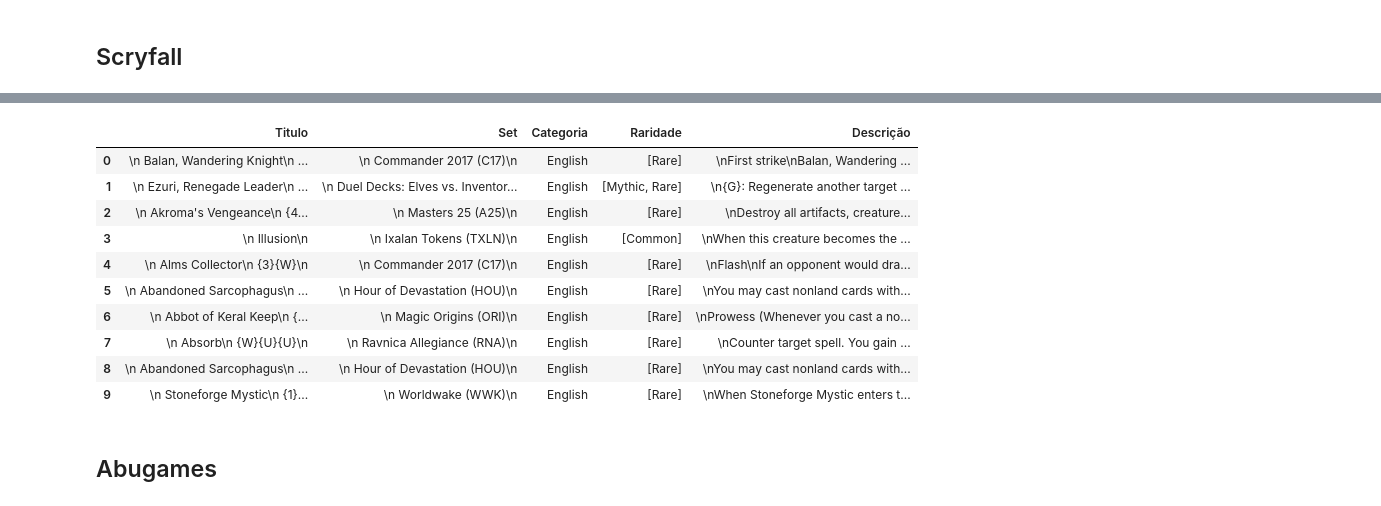
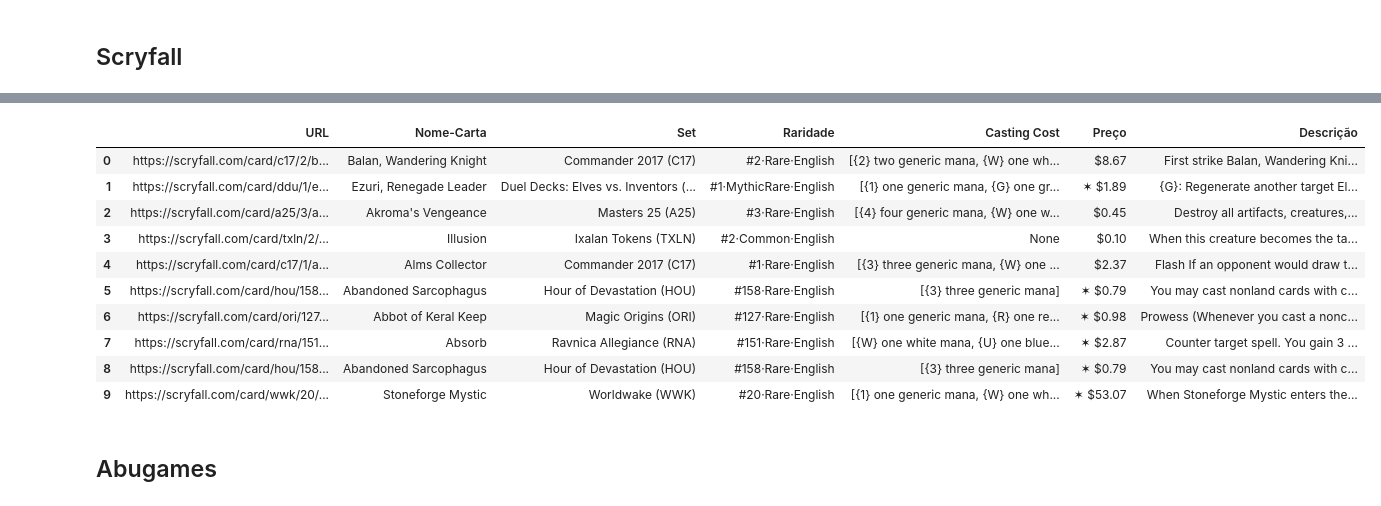
Before and after one commit to Jcss3/Projeto-1__RI, a Jupyter notebook: MagicCardsExtrator.ipynb, the cells around one changed output, grey strips where cells are left out. Drawn from its saved outputs; the diff is of its cells as text; code cells hidden in the pictures.

```diff
--- a/MagicCardsExtrator.ipynb
+++ b/MagicCardsExtrator.ipynb
@@ -159,18 +171,18 @@ infoScryfall
 # %%
-dataScryfall = pd.DataFrame(infoScryfall,columns=['Titulo','Set','Categoria','Raridade','Descrição'])
+dataScryfall = pd.DataFrame(infoScryfall,columns=['URL','Nome-Carta','Set','Raridade','Casting Cost','Preço','Descrição'])
 dataScryfall
 # %% [output]
-|  | Titulo | Set | Categoria | Raridade | Descrição |
-| 0 | \n Balan, Wandering Knight\n ... | \n Commander 2017 (C17)\n | English | [Rare] | \nFirst strike\nBalan, Wandering ... |
-| 1 | \n Ezuri, Renegade Leader\n ... | \n Duel Decks: Elves vs. Inventor... | English | [Mythic, Rare] | \n{G}: Regenerate another target ... |
-| 2 | \n Akroma's Vengeance\n {4... | \n Masters 25 (A25)\n | English | [Rare] | \nDestroy all artifacts, creature... |
-| 3 | \n Illusion\n | \n Ixalan Tokens (TXLN)\n | English | [Common] | \nWhen this creature becomes the ... |
-| 4 | \n Alms Collector\n {3}{W}\n | \n Commander 2017 (C17)\n | English | [Rare] | \nFlash\nIf an opponent would dra... |
-| 5 | \n Abandoned Sarcophagus\n ... | \n Hour of Devastation (HOU)\n | English | [Rare] | \nYou may cast nonland cards with... |
-| 6 | \n Abbot of Keral Keep\n {... | \n Magic Origins (ORI)\n | English | [Rare] | \nProwess (Whenever you cast a no... |
-| 7 | \n Absorb\n {W}{U}{U}\n | \n Ravnica Allegiance (RNA)\n | English | [Rare] | \nCounter target spell. You gain ... |
-| 8 | \n Abandoned Sarcophagus\n ... | \n Hour of Devastation (HOU)\n | English | [Rare] | \nYou may cast nonland cards with... |
-| 9 | \n Stoneforge Mystic\n {1}... | \n Worldwake (WWK)\n | English | [Rare] | \nWhen Stoneforge Mystic enters t... |
+|  | URL | Nome-Carta | Set | Raridade | Casting Cost | Preço | Descrição |
+| 0 | https://scryfall.com/card/c17/2/b... | Balan, Wandering Knight | Commander 2017 (C17) | #2·Rare·English | [{2} two generic mana, {W} one wh... | $8.67 | First strike Balan, Wandering Kni... |
+| 1 | https://scryfall.com/card/ddu/1/e... | Ezuri, Renegade Leader | Duel Decks: Elves vs. Inventors (... | #1·MythicRare·English | [{1} one generic mana, {G} one gr... | ✶ $1.89 | {G}: Regenerate another target El... |
+| 2 | https://scryfall.com/card/a25/3/a... | Akroma's Vengeance | Masters 25 (A25) | #3·Rare·English | [{4} four generic mana, {W} one w... | $0.45 | Destroy all artifacts, creatures,... |
+| 3 | https://scryfall.com/card/txln/2/... | Illusion | Ixalan Tokens (TXLN) | #2·Common·English | None | $0.10 | When this creature becomes the ta... |
+| 4 | https://scryfall.com/card/c17/1/a... | Alms Collector | Commander 2017 (C17) | #1·Rare·English | [{3} three generic mana, {W} one ... | $2.37 | Flash If an opponent would draw t... |
+| 5 | https://scryfall.com/card/hou/158... | Abandoned Sarcophagus | Hour of Devastation (HOU) | #158·Rare·English | [{3} three generic mana] | ✶ $0.79 | You may cast nonland cards with c... |
+| 6 | https://scryfall.com/card/ori/127... | Abbot of Keral Keep | Magic Origins (ORI) | #127·Rare·English | [{1} one generic mana, {R} one re... | ✶ $0.98 | Prowess (Whenever you cast a nonc... |
+| 7 | https://scryfall.com/card/rna/151... | Absorb | Ravnica Allegiance (RNA) | #151·Rare·English | [{W} one white mana, {U} one blue... | ✶ $2.87 | Counter target spell. You gain 3 ... |
+| 8 | https://scryfall.com/card/hou/158... | Abandoned Sarcophagus | Hour of Devastation (HOU) | #158·Rare·English | [{3} three generic mana] | ✶ $0.79 | You may cast nonland cards with c... |
+| 9 | https://scryfall.com/card/wwk/20/... | Stoneforge Mystic | Worldwake (WWK) | #20·Rare·English | [{1} one generic mana, {W} one wh... | ✶ $53.07 | When Stoneforge Mystic enters the... |
 # %% [markdown]
 ## Abugames
 # %%
```
Also changed, not shown: parts of 18 cells of this notebook, 7 other files.
